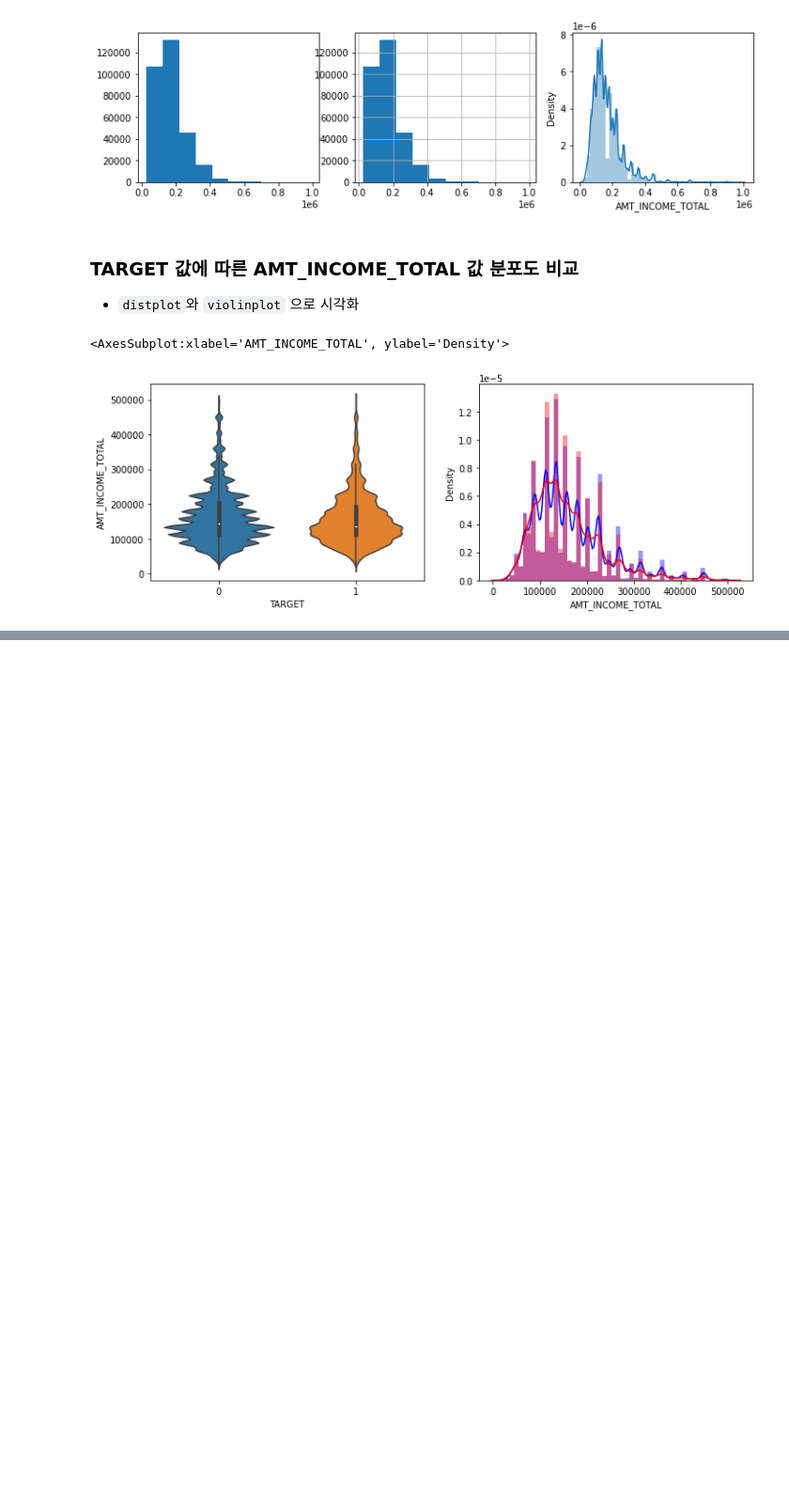
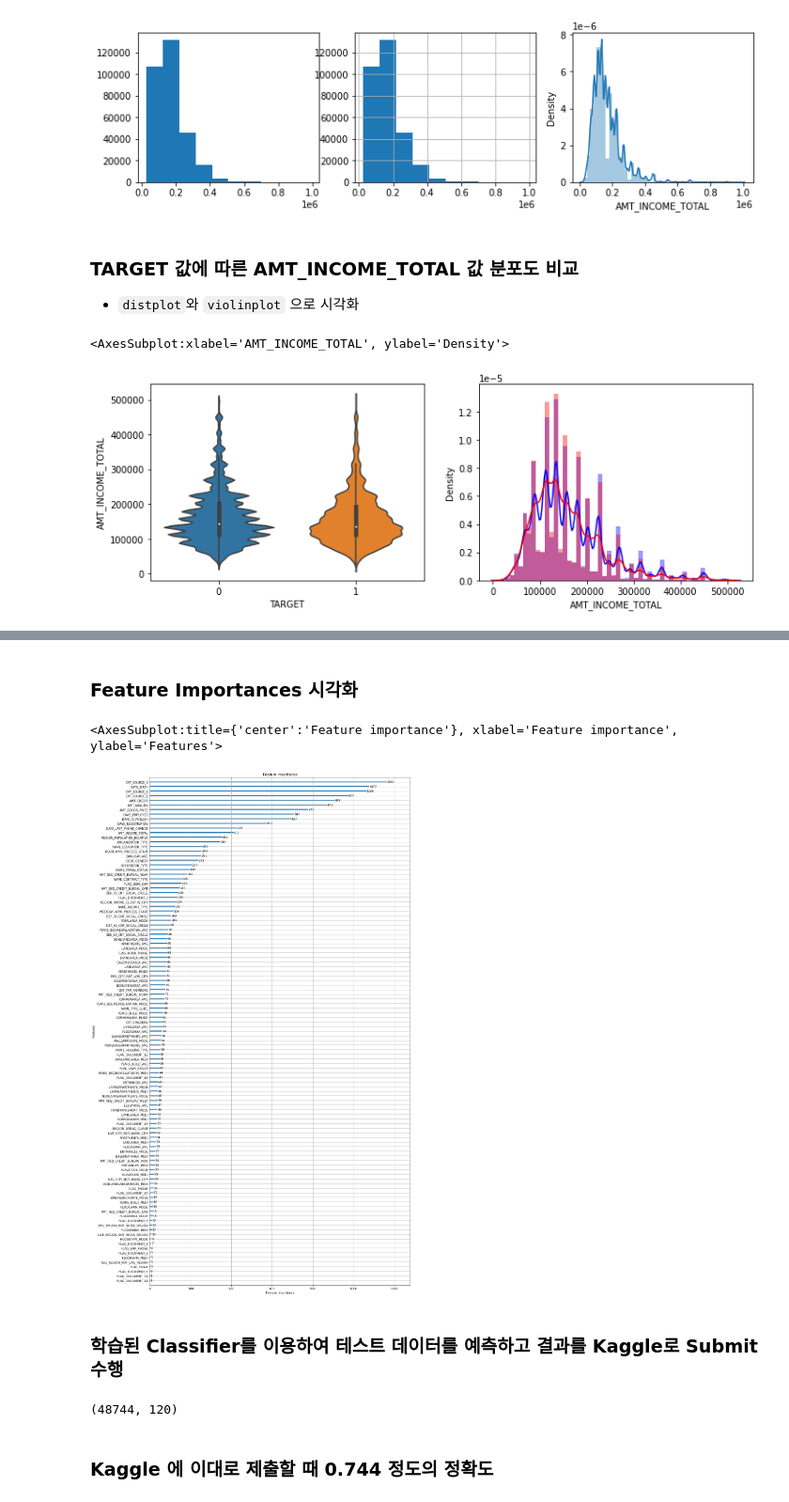
Before and after one commit to makerdark98/kaggle_practice, a Jupyter notebook: inflearn_ex.ipynb, the cells around one changed output, grey strips where cells are left out. Shown at 94% size. Cells and saved outputs as stored; diff of their text form; code cells hidden in the pictures; blank space fills up the shorter version.

Commit message:
Predict lightgbm with all features
TODO: R에서 lightgbm 함수를 실행시켰을 때 single core 로 실행이 됨
원인을 아직 찾지 못함.

```diff
--- a/inflearn_ex.ipynb
+++ b/inflearn_ex.ipynb
@@ -78,0 +91,7 @@ sns.distplot(app_train[cond1 & cond_mnt]['AMT_INCOME_TOTAL'], ax=axs[0][1], colo
+# %%
+ftr_app = app_train.drop(['SK_ID_CURR', 'TARGET'], axis=1)
+target_app = app_train['TARGET']
+# %%
+from sklearn.model_selection import train_test_split
+
+train_x, valid_x, train_y, valid_y = train_test_split(ftr_app, target_app, test_size=.3, random_state=2020)
@@ -78,0 +102,16 @@ sns.distplot(app_train[cond1 & cond_mnt]['AMT_INCOME_TOTAL'], ax=axs[0][1], colo
+# %%
+from lightgbm import LGBMClassifier
+
+clf = LGBMClassifier(
+    n_jobs=-1,
+    n_estimators=1000,
+    learning_rate=.02,
+    num_leaves=32,
+    subsample=.8,
+    max_depth=12,
+    silent=-1,
+    verbose=-1
+)
+# %%
+clf.fit(train_x, train_y, eval_set=[(train_x, train_y), (valid_x, valid_y)], eval_metric = 'auc',
+       verbose=100, early_stopping_rounds=50)
@@ -78,0 +129,11 @@ sns.distplot(app_train[cond1 & cond_mnt]['AMT_INCOME_TOTAL'], ax=axs[0][1], colo
+# %% [markdown]
+### Feature Importances 시각화
+# %%
+from lightgbm import plot_importance
+
+plot_importance(clf, figsize=(16, 32))
+# %% [output]
+<AxesSubplot:title={'center':'Feature importance'}, xlabel='Feature importance', ylabel='Features'>
+[figure, added]
+# %% [markdown]
+### 학습된 Classifier를 이용하여 테스트 데이터를 예측하고 결과를 Kaggle로 Submit 수행
@@ -78,0 +148,6 @@ sns.distplot(app_train[cond1 & cond_mnt]['AMT_INCOME_TOTAL'], ax=axs[0][1], colo
+# %%
+app_test.drop(['SK_ID_CURR', 'TARGET'], axis=1).shape
+# %% [output]
+(48744, 120)
+# %% [markdown]
+### Kaggle 에 이대로 제출할 때 0.744 정도의 정확도
```
Also changed, not shown: parts of 16 cells of this notebook, 1 other file.
